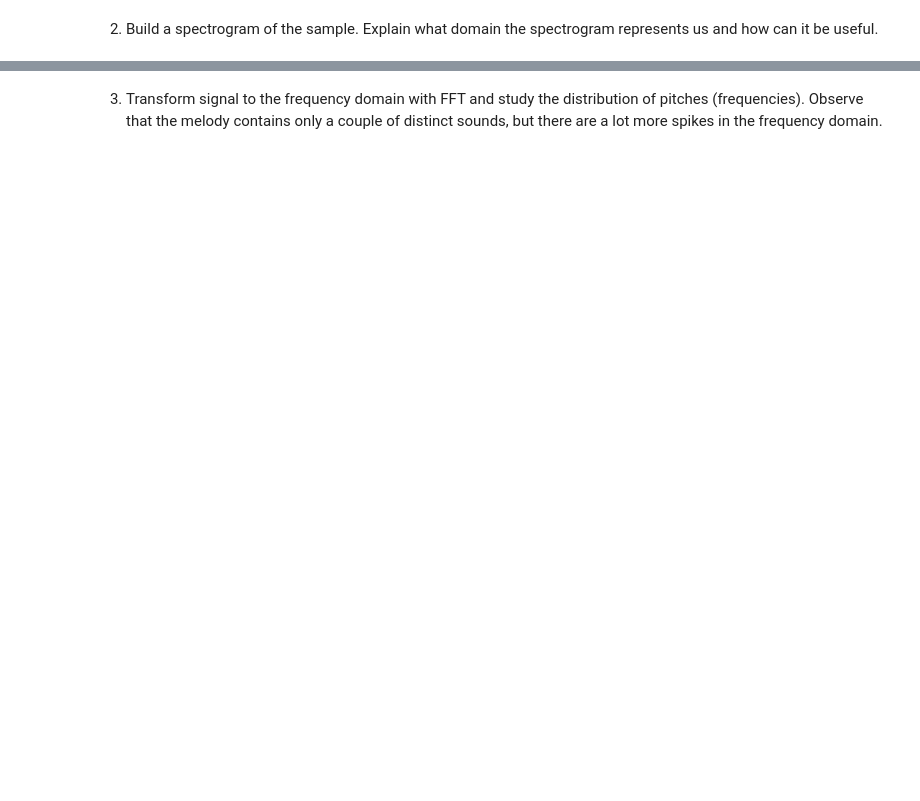
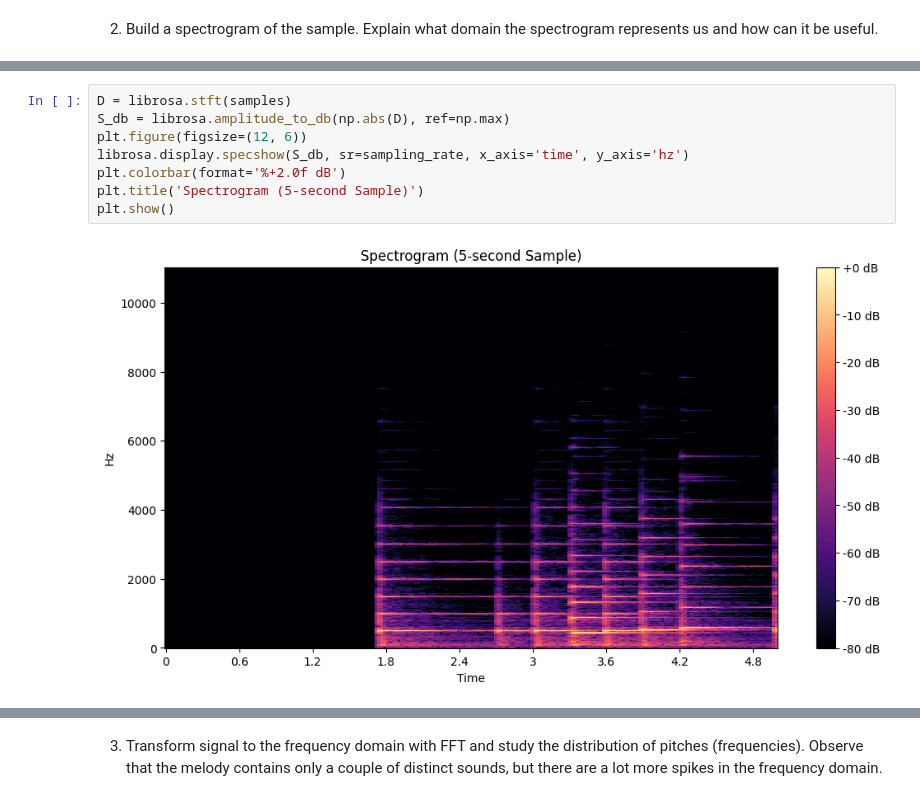
Before and after one commit to Shopska/LA_lab_2, a Jupyter notebook: LA_Lab_2_Template_2025.ipynb, the cells around one changed output, grey strips where cells are left out. Drawn from its saved outputs; the diff is of its cells as text; blank space fills up the shorter version.

```diff
--- a/LA_Lab_2_Template_2025.ipynb
+++ b/LA_Lab_2_Template_2025.ipynb
@@ -184,0 +198,10 @@ samples = samples[...]
+# %%
+D = librosa.stft(samples)
+S_db = librosa.amplitude_to_db(np.abs(D), ref=np.max)
+plt.figure(figsize=(12, 6))
+librosa.display.specshow(S_db, sr=sampling_rate, x_axis='time', y_axis='hz')
+plt.colorbar(format='%+2.0f dB')
+plt.title('Spectrogram (5-second Sample)')
+plt.show()
+# %% [output]
+[figure, added]
```
Also changed, not shown: parts of 9 cells of this notebook, 1 other file.
